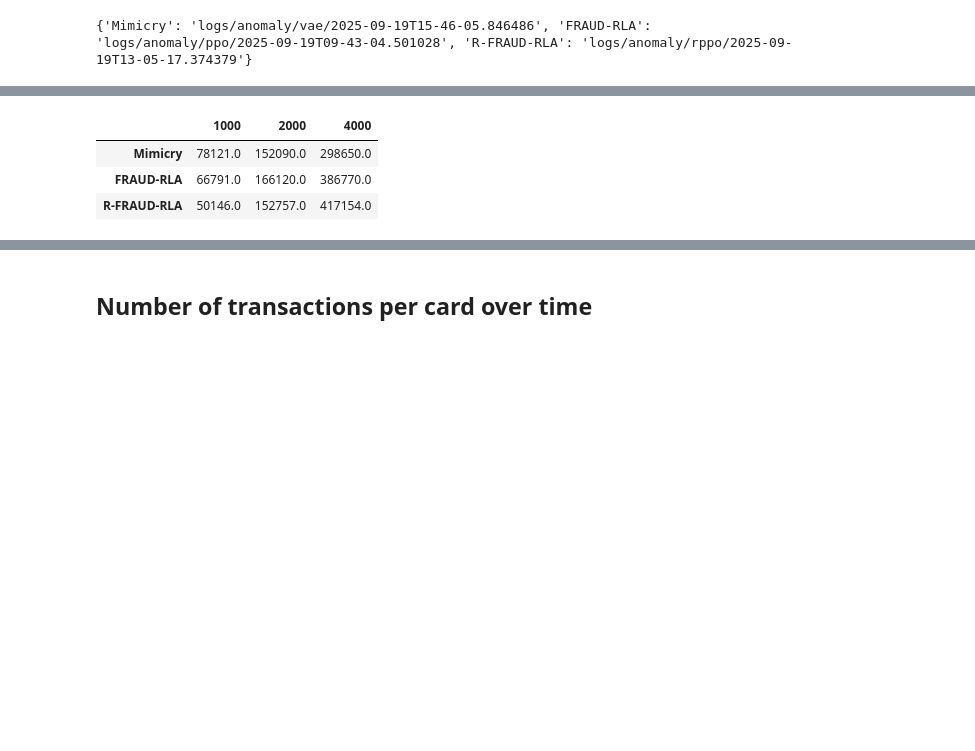
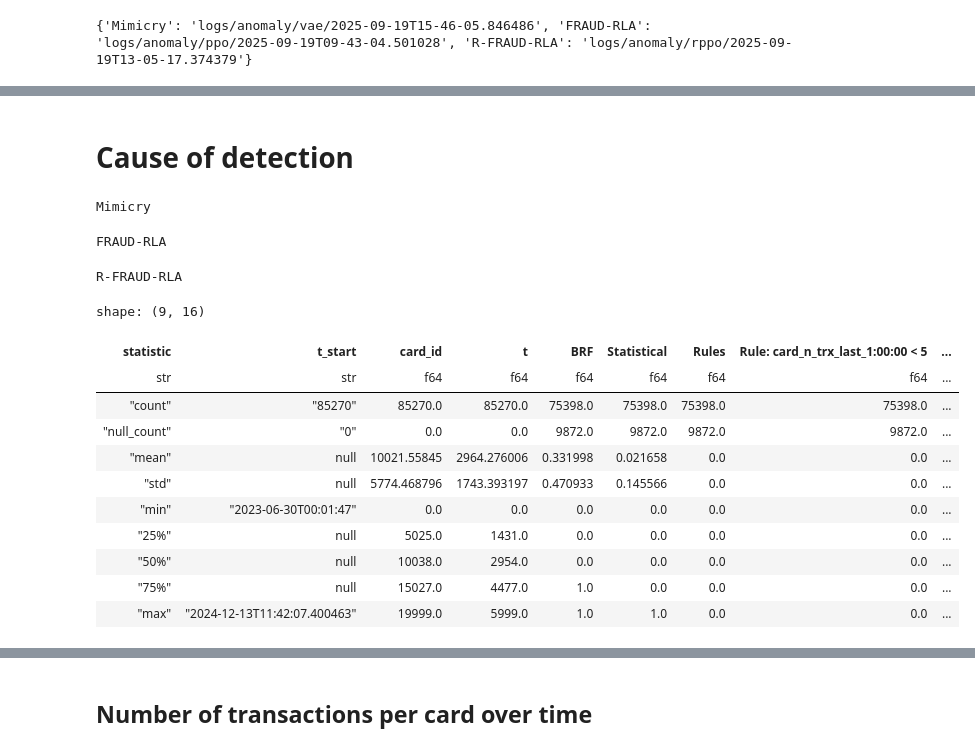
Before and after one commit to FaramirHurin/RL_Attack_September24, a Jupyter notebook: src/agents-comparison.ipynb, the cells around one changed output, grey strips where cells are left out. Cells and saved outputs as stored; diff of their text form; code cells hidden in the pictures; blank space fills up the shorter version.

```diff
--- a/src/agents-comparison.ipynb
+++ b/src/agents-comparison.ipynb
@@ -268,20 +188,33 @@ There are 32 runs in R-FRAUD-RLA
-# %%
-
-table_df = pd.DataFrame()
-
-for length in (1000, 2000, 4000):
-    for label in ['Mimicry', 'FRAUD-RLA', 'R-FRAUD-RLA']:
-        # Select the row in results_df where Episodes == length and Label == label
-        value = results_df.loc[
-            (results_df['Episodes'] == length) & (results_df['Label'] == label),
-            'Mean'
-        ].values[0]  # take the scalar
-
-        # Assign it to your new table_df
-        table_df.loc[label, length] = value
-table_df
-# %% [output]
-|  | 1000 | 2000 | 4000 |
-| Mimicry | 78121.0 | 152090.0 | 298650.0 |
-| FRAUD-RLA | 66791.0 | 166120.0 | 386770.0 |
-| R-FRAUD-RLA | 50146.0 | 152757.0 | 417154.0 |
+# %% [markdown]
+# Cause of detection
+# %%
+from plots import Experiment
+import polars as pl
+from tqdm import tqdm
+
+rows = []
+for label, logdir in logdirs.items():
+    print(label)
+    exp = Experiment.load(logdir)
+    for run in tqdm(list(exp.runs.values())[:5]):
+        for i, episode in enumerate(run.load_episodes()):
+            rows.append(episode.metrics | {"t": i, "label": label})
+
+df = pl.DataFrame(rows)
+df.describe()
+# %% [output]
+Mimicry
+FRAUD-RLA
+R-FRAUD-RLA
+shape: (9, 16)
+| statistic | t_start | card_id | t | BRF | Statistical | Rules | Rule: card_n_trx_last_1:00:00 < 5 | ... |
+| str | str | f64 | f64 | f64 | f64 | f64 | f64 | ... |
+| "count" | "85270" | 85270.0 | 85270.0 | 75398.0 | 75398.0 | 75398.0 | 75398.0 | ... |
+| "null_count" | "0" | 0.0 | 0.0 | 9872.0 | 9872.0 | 9872.0 | 9872.0 | ... |
+| "mean" | null | 10021.55845 | 2964.276006 | 0.331998 | 0.021658 | 0.0 | 0.0 | ... |
+| "std" | null | 5774.468796 | 1743.393197 | 0.470933 | 0.145566 | 0.0 | 0.0 | ... |
+| "min" | "2023-06-30T00:01:47" | 0.0 | 0.0 | 0.0 | 0.0 | 0.0 | 0.0 | ... |
+| "25%" | null | 5025.0 | 1431.0 | 0.0 | 0.0 | 0.0 | 0.0 | ... |
+| "50%" | null | 10038.0 | 2954.0 | 0.0 | 0.0 | 0.0 | 0.0 | ... |
+| "75%" | null | 15027.0 | 4477.0 | 1.0 | 0.0 | 0.0 | 0.0 | ... |
+| "max" | "2024-12-13T11:42:07.400463" | 19999.0 | 5999.0 | 1.0 | 1.0 | 0.0 | 0.0 | ... |
```
Also changed, not shown: parts of 23 cells of this notebook, 3 other files.
